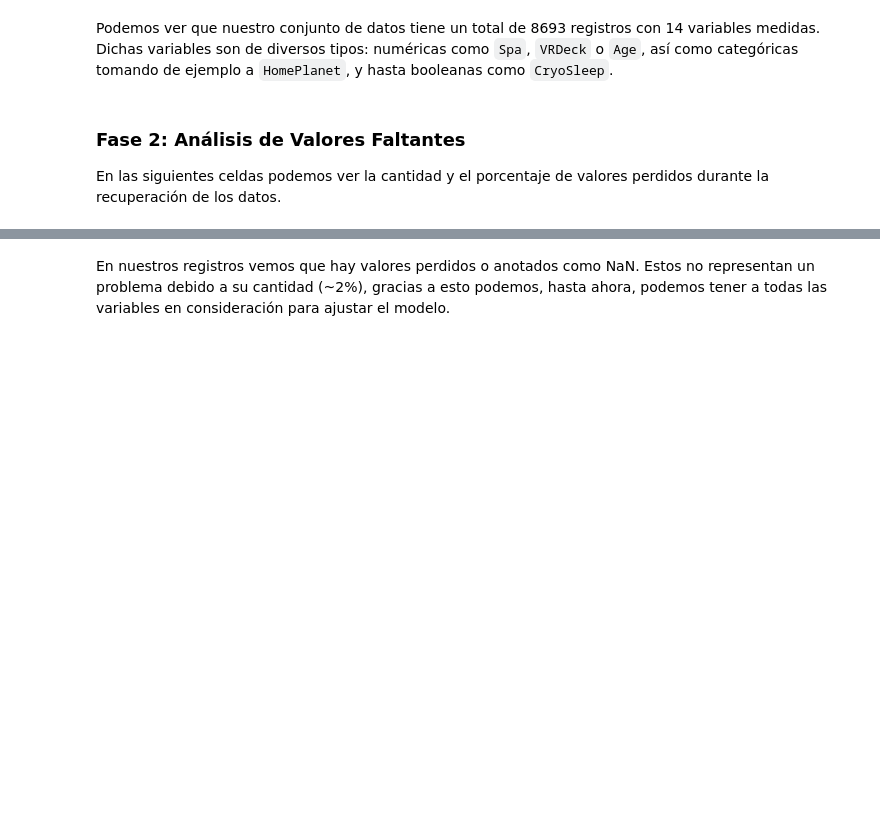
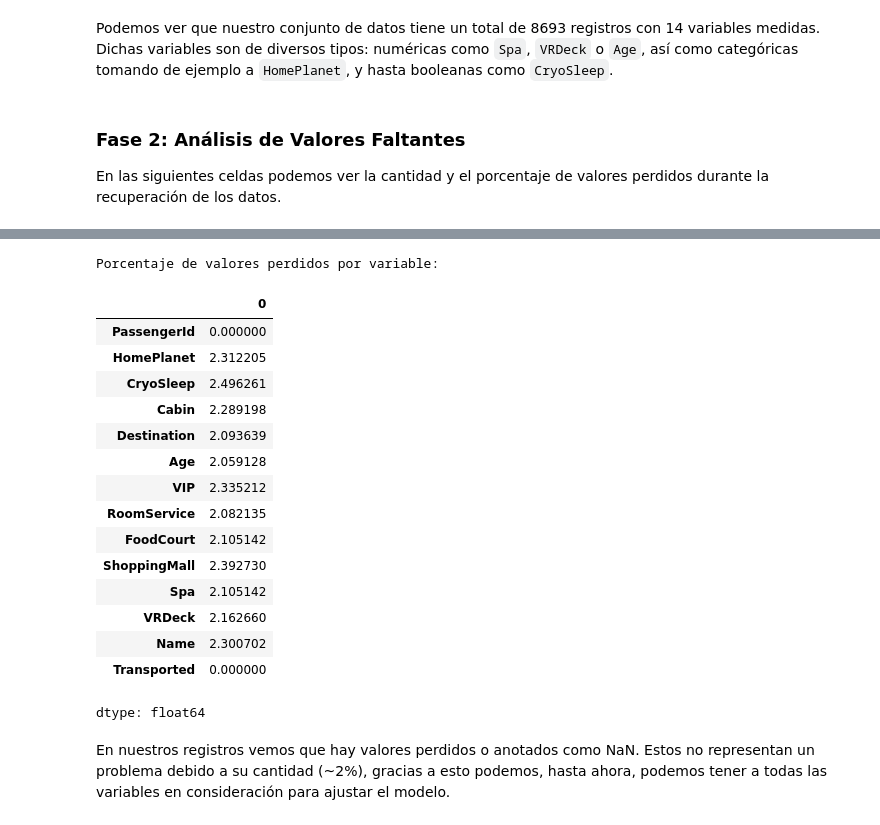
Before and after one commit to Sam-eb/Modelos-1-2026-2, a Jupyter notebook: Proyecto_Modelos_1.ipynb, the cells around one changed output, grey strips where cells are left out. Drawn from its saved outputs; the diff is of its cells as text; code cells hidden in the pictures; blank space fills up the shorter version.

Commit message:
style: celda de fase 1 exploratori y reutilización de variable ya declarada

```diff
--- a/Proyecto_Modelos_1.ipynb
+++ b/Proyecto_Modelos_1.ipynb
@@ -50,6 +94,24 @@ num_Na
 # %%
 print("\nPorcentaje de valores perdidos por variable: \n")
-k*100/data_set.shape[0]
+num_Na * 100 / data_set.shape[0]
+# %% [output]
+Porcentaje de valores perdidos por variable:
+|  | 0 |
+| PassengerId | 0.000000 |
+| HomePlanet | 2.312205 |
+| CryoSleep | 2.496261 |
+| Cabin | 2.289198 |
+| Destination | 2.093639 |
+| Age | 2.059128 |
+| VIP | 2.335212 |
+| RoomService | 2.082135 |
+| FoodCourt | 2.105142 |
+| ShoppingMall | 2.392730 |
+| Spa | 2.105142 |
+| VRDeck | 2.162660 |
+| Name | 2.300702 |
+| Transported | 0.000000 |
+dtype: float64
 # %% [markdown]
 En nuestros registros vemos que hay valores perdidos o anotados como NaN. Estos no representan un problema debido a su cantidad (~2%), gracias a esto podemos, hasta ahora, podemos tener a todas las variables en consideración para ajustar el modelo.
 # %%
```
Also changed, not shown: parts of 17 cells of this notebook.
